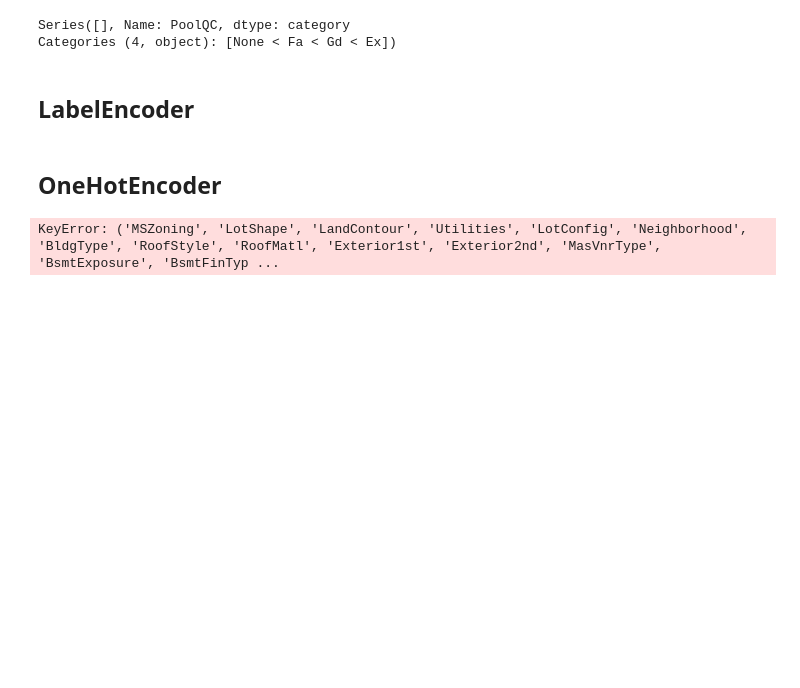
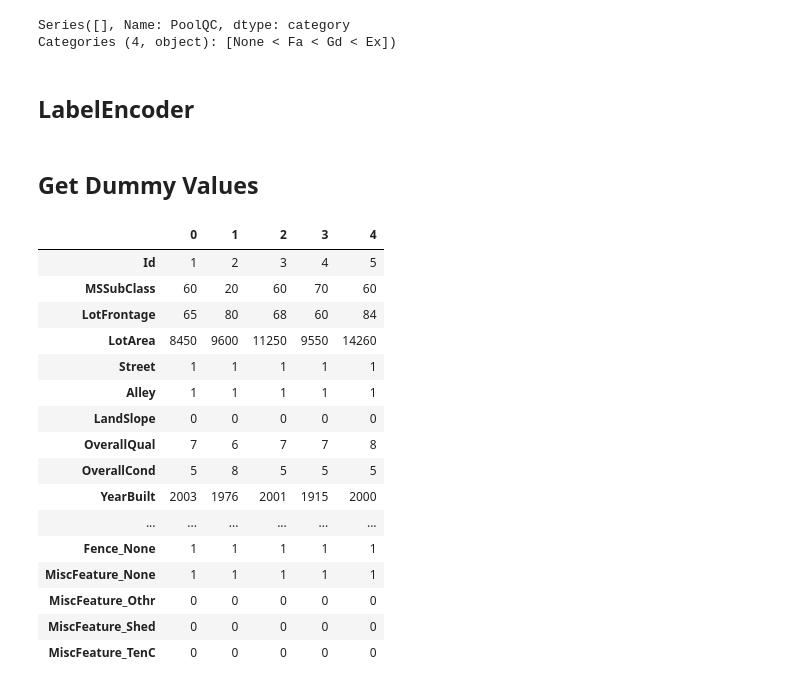
Before and after one commit to Andrew-Carl/House-Prices-Advanced-Regression-Techniques, a Jupyter notebook: Exploratory Data Analysis.ipynb, the cells around one changed output. Cells and saved outputs as stored; diff of their text form; code cells hidden in the pictures; blank space fills up the shorter version.

```diff
--- a/Exploratory Data Analysis.ipynb
+++ b/Exploratory Data Analysis.ipynb
@@ -925,20 +925,34 @@ label_cols = ('Street', 'Alley', 'LandSlope', 'ExterQual', 'ExterCond', 'Heating
               'PoolQC')
 
 for c in label_cols:
-    lbl = LabelEncoder()
-    lbl.fit(list(df[c].values))
-    df[c] = lbl.transform(list(df[c].values))
+    le = LabelEncoder()
+    le.fit(list(df[c].values))
+    df[c] = le.transform(list(df[c].values))
-# %% [markdown]
-## OneHotEncoder
+# %% [markdown]
+## Get Dummy Values
 # %%
-hot_cols = ('MSZoning', 'LotShape', 'LandContour', 'Utilities', 'LotConfig', 'Neighborhood',
+dummy_df = pd.get_dummies(df, columns=['MSZoning', 'LotShape', 'LandContour', 'Utilities', 'LotConfig', 'Neighborhood',
             'BldgType', 'RoofStyle', 'RoofMatl', 'Exterior1st', 'Exterior2nd', 'MasVnrType',
             'BsmtExposure', 'BsmtFinType1', 'Heating','Electrical', 'GarageType', 'SaleType',
             'Condition1', 'Condition2', 'HouseStyle', 'BsmtFinType2', 'Functional', 'SaleCondition',
-            'Foundation', 'Heating', 'Fence', 'MiscFeature')
-
-ohe = OneHotEncoder()
-X = df[hot_cols]
-ohe.fit_transform(X)
+            'Foundation', 'Heating', 'Fence', 'MiscFeature'], drop_first=True)
-# %% [output]
-KeyError: ('MSZoning', 'LotShape', 'LandContour', 'Utilities', 'LotConfig', 'Neighborhood', 'BldgType', 'RoofStyle', 'RoofMatl', 'Exterior1st', 'Exterior2nd', 'MasVnrType', 'BsmtExposure', 'BsmtFinTyp ...
+# %%
+display_all(dummy_df.head().transpose())
+# %% [output]
+|  | 0 | 1 | 2 | 3 | 4 |
+| Id | 1 | 2 | 3 | 4 | 5 |
+| MSSubClass | 60 | 20 | 60 | 70 | 60 |
+| LotFrontage | 65 | 80 | 68 | 60 | 84 |
+| LotArea | 8450 | 9600 | 11250 | 9550 | 14260 |
+| Street | 1 | 1 | 1 | 1 | 1 |
+| Alley | 1 | 1 | 1 | 1 | 1 |
+| LandSlope | 0 | 0 | 0 | 0 | 0 |
+| OverallQual | 7 | 6 | 7 | 7 | 8 |
+| OverallCond | 5 | 8 | 5 | 5 | 5 |
+| YearBuilt | 2003 | 1976 | 2001 | 1915 | 2000 |
+| ... | ... | ... | ... | ... | ... |
+| Fence_None | 1 | 1 | 1 | 1 | 1 |
+| MiscFeature_None | 1 | 1 | 1 | 1 | 1 |
+| MiscFeature_Othr | 0 | 0 | 0 | 0 | 0 |
+| MiscFeature_Shed | 0 | 0 | 0 | 0 | 0 |
+| MiscFeature_TenC | 0 | 0 | 0 | 0 | 0 |
```
Also changed, not shown: parts of 1 cell of this notebook.
